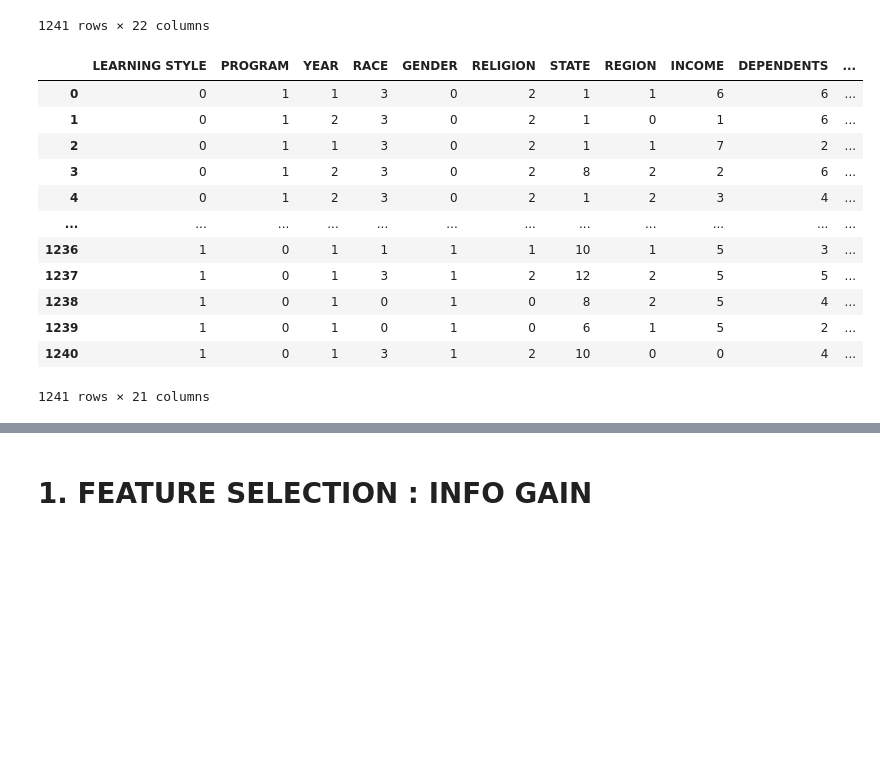
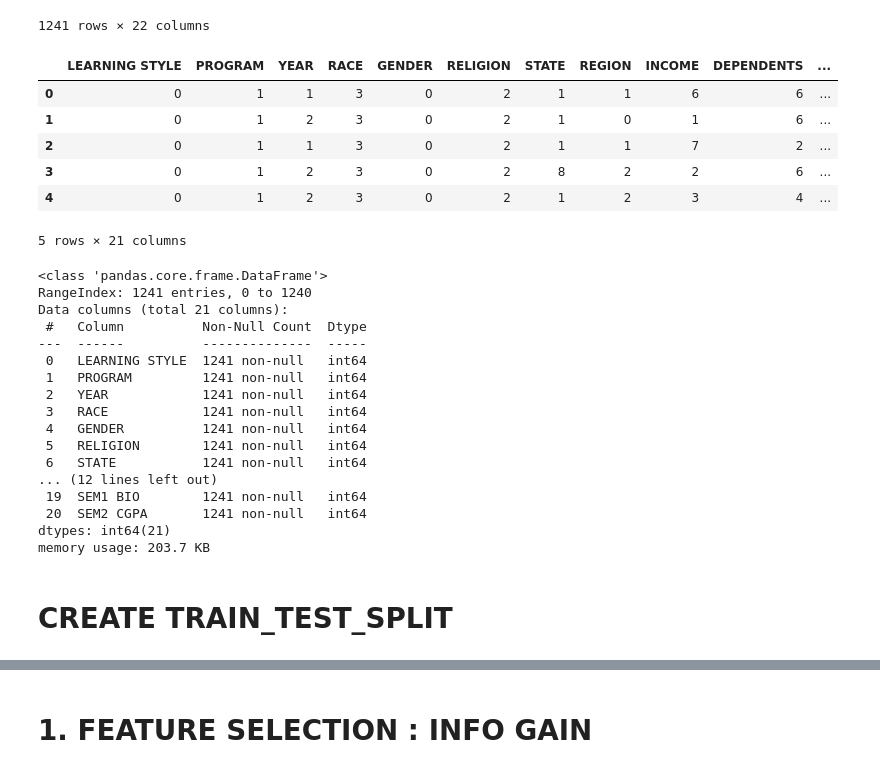
Before and after one commit to karimmudiya/Student-s-Potential-Prediction-Model, a Jupyter notebook: MOD1 FEATURE SELECTION.ipynb, the cells around one changed output, grey strips where cells are left out. Cells and saved outputs as stored; diff of their text form; code cells hidden in the pictures; blank space fills up the shorter version.

```diff
--- a/MOD1 FEATURE SELECTION.ipynb
+++ b/MOD1 FEATURE SELECTION.ipynb
@@ -66,18 +66,34 @@ mod1
 1241 rows × 22 columns
 # %%
 mod1 = mod1.drop('STUDENT ID',axis=1)
-mod1
+mod1.head()
 # %% [output]
 |  | LEARNING STYLE | PROGRAM | YEAR | RACE | GENDER | RELIGION | STATE | REGION | INCOME | DEPENDENTS | ... |
 | 0 | 0 | 1 | 1 | 3 | 0 | 2 | 1 | 1 | 6 | 6 | ... |
 | 1 | 0 | 1 | 2 | 3 | 0 | 2 | 1 | 0 | 1 | 6 | ... |
 | 2 | 0 | 1 | 1 | 3 | 0 | 2 | 1 | 1 | 7 | 2 | ... |
 | 3 | 0 | 1 | 2 | 3 | 0 | 2 | 8 | 2 | 2 | 6 | ... |
 | 4 | 0 | 1 | 2 | 3 | 0 | 2 | 1 | 2 | 3 | 4 | ... |
-| ... | ... | ... | ... | ... | ... | ... | ... | ... | ... | ... | ... |
-| 1236 | 1 | 0 | 1 | 1 | 1 | 1 | 10 | 1 | 5 | 3 | ... |
-| 1237 | 1 | 0 | 1 | 3 | 1 | 2 | 12 | 2 | 5 | 5 | ... |
-| 1238 | 1 | 0 | 1 | 0 | 1 | 0 | 8 | 2 | 5 | 4 | ... |
-| 1239 | 1 | 0 | 1 | 0 | 1 | 0 | 6 | 1 | 5 | 2 | ... |
-| 1240 | 1 | 0 | 1 | 3 | 1 | 2 | 10 | 0 | 0 | 4 | ... |
-1241 rows × 21 columns
+5 rows × 21 columns
+# %%
+mod1.info()
+# %% [output]
+<class 'pandas.core.frame.DataFrame'>
+RangeIndex: 1241 entries, 0 to 1240
+Data columns (total 21 columns):
+ #   Column          Non-Null Count  Dtype
+---  ------          --------------  -----
+ 0   LEARNING STYLE  1241 non-null   int64
+ 1   PROGRAM         1241 non-null   int64
+ 2   YEAR            1241 non-null   int64
+ 3   RACE            1241 non-null   int64
+ 4   GENDER          1241 non-null   int64
+ 5   RELIGION        1241 non-null   int64
+ 6   STATE           1241 non-null   int64
+... (12 lines left out)
+ 19  SEM1 BIO        1241 non-null   int64
+ 20  SEM2 CGPA       1241 non-null   int64
+dtypes: int64(21)
+memory usage: 203.7 KB
+# %% [markdown]
+# CREATE TRAIN_TEST_SPLIT
```
Also changed, not shown: parts of 57 cells of this notebook.
